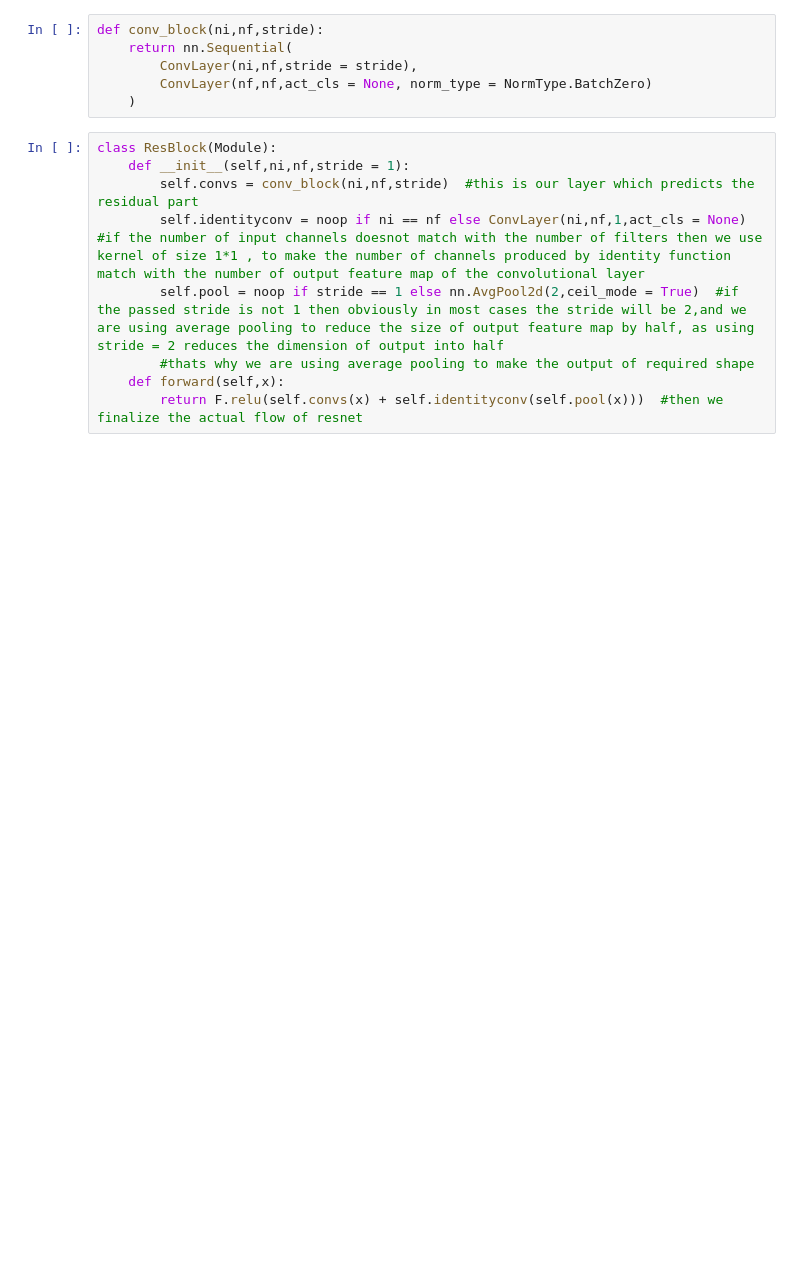
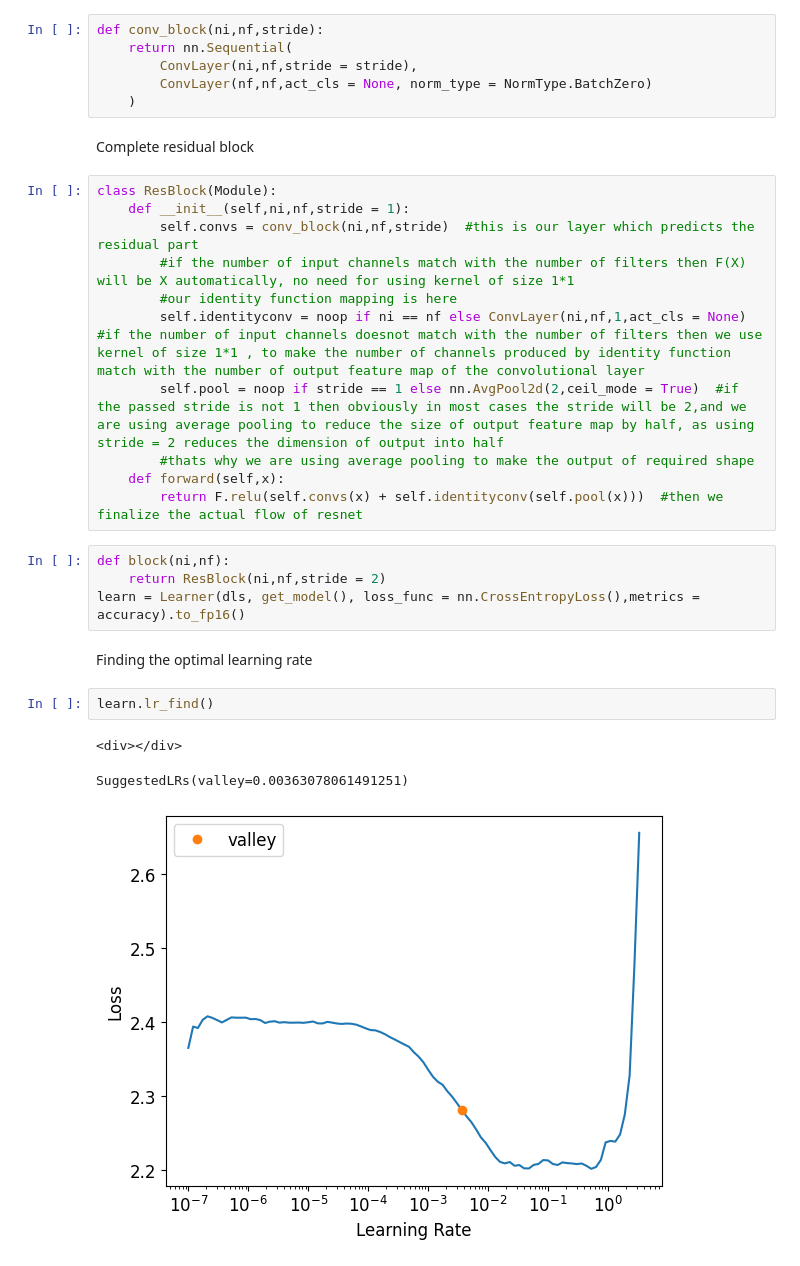
Before and after one commit to AsokTamang/Resnet, a Jupyter notebook: res-net.ipynb, the cells around one changed output. Cells and saved outputs as stored; diff of their text form; blank space fills up the shorter version.

Commit message:
training the resnet having complete residual block

```diff
--- a/res-net.ipynb
+++ b/res-net.ipynb
@@ -81,12 +80,28 @@ def conv_block(ni,nf,stride):
         ConvLayer(ni,nf,stride = stride),
         ConvLayer(nf,nf,act_cls = None, norm_type = NormType.BatchZero)
     )
+# %% [markdown]
+Complete residual block
 # %%
 class ResBlock(Module):
     def __init__(self,ni,nf,stride = 1):
         self.convs = conv_block(ni,nf,stride)  #this is our layer which predicts the residual part
+        #if the number of input channels match with the number of filters then F(X) will be X automatically, no need for using kernel of size 1*1
+        #our identity function mapping is here
         self.identityconv = noop if ni == nf else ConvLayer(ni,nf,1,act_cls = None)   #if the number of input channels doesnot match with the number of filters then we use kernel of size 1*1 , to make the number of channels produced by identity function match with the number of output feature map of the convolutional layer
         self.pool = noop if stride == 1 else nn.AvgPool2d(2,ceil_mode = True)  #if the passed stride is not 1 then obviously in most cases the stride will be 2,and we are using average pooling to reduce the size of output feature map by half, as using stride = 2 reduces the dimension of output into half
         #thats why we are using average pooling to make the output of required shape
     def forward(self,x):
         return F.relu(self.convs(x) + self.identityconv(self.pool(x)))  #then we finalize the actual flow of resnet
+# %%
+def block(ni,nf):
+    return ResBlock(ni,nf,stride = 2)
+learn = Learner(dls, get_model(), loss_func = nn.CrossEntropyLoss(),metrics = accuracy).to_fp16()
+# %% [markdown]
+Finding the optimal learning rate
+# %%
+learn.lr_find()
+# %% [output]
+<div></div>
+SuggestedLRs(valley=0.00363078061491251)
+[figure, added]
```
Also changed, not shown: parts of 5 cells of this notebook.
